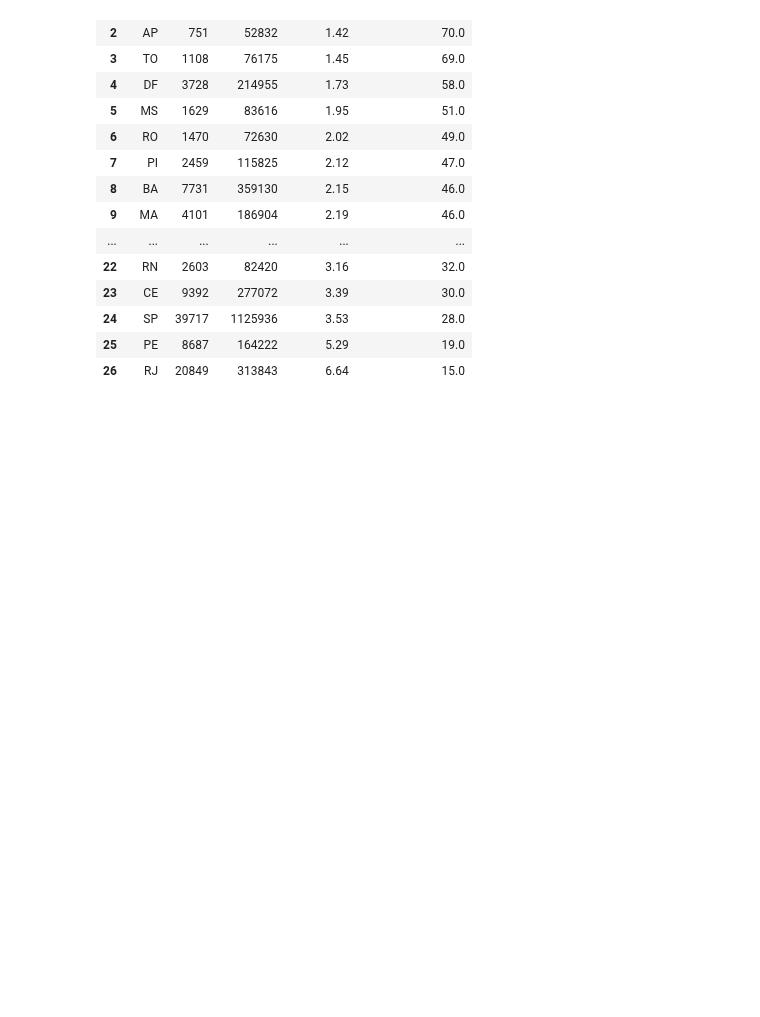
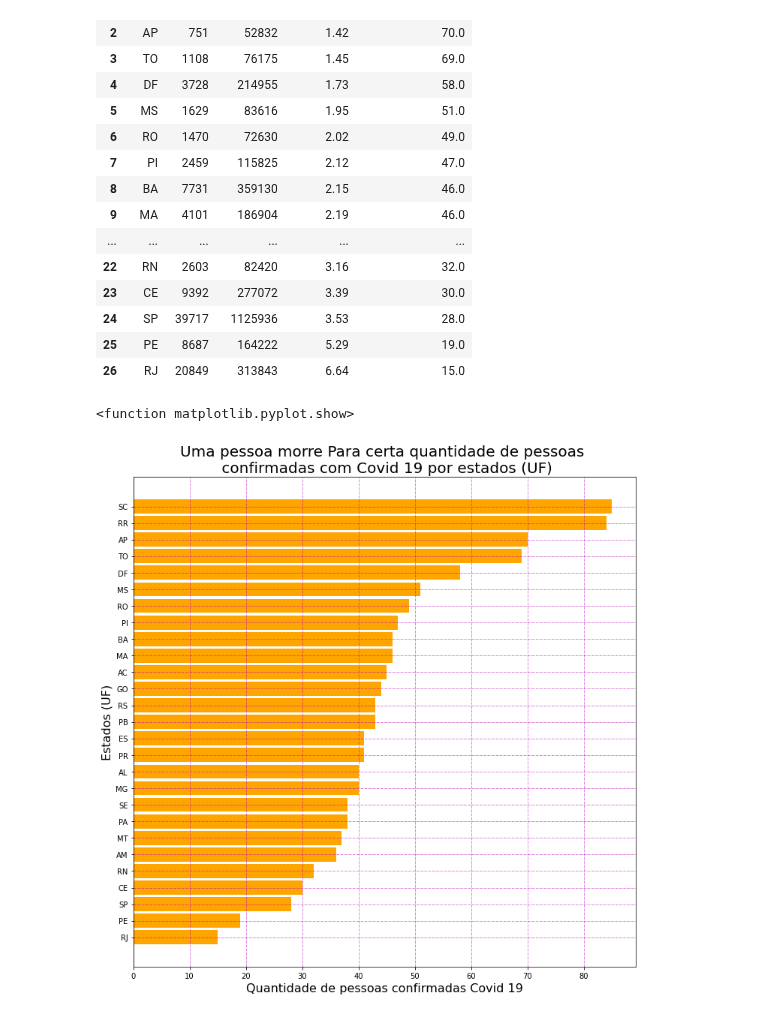
Before and after one commit to yoshinaga2904/Bootcamp-Alura, a Jupyter notebook: Fabio_Yoshinaga_Projeto_modulo_1.ipynb, the cells around one changed output. Saved outputs shown, nothing was run; the diff lists cells and outputs as text; code cells hidden in the pictures; blank space fills up the shorter version.

```diff
--- a/Fabio_Yoshinaga_Projeto_modulo_1.ipynb
+++ b/Fabio_Yoshinaga_Projeto_modulo_1.ipynb
@@ -438,0 +436,34 @@ plt.figure(figsize=(12, 12))
+# %%
+#Criando um gráfico
+plt.figure(figsize=(12, 12))
+
+#armazenando a taxa de mortalidade para construir o gráfico - eixo x
+mortalidade.sort_values(by='confirmed / deaths', ascending=True, inplace=True)
+confirmados_mortes = mortalidade['confirmed / deaths']
+
+#armazenando valores dos estados UF para construir o gráfico - eixo y
+UF = mortalidade['state']
+
+#Chamando método barh do matplotlib, para construir o gráfico de barras horizontais
+plt.barh(UF, confirmados_mortes, height=0.85, color='orange')
+
+
+#Criando um título
+plt.title('Uma pessoa morre Para certa quantidade de pessoas \n confirmadas com Covid 19 por estados (UF)', fontsize = 20)
+
+#Nomeando o eixo y
+plt.ylabel('Estados (UF)', fontsize = 16)
+
+#Nomeando o eixo x
+plt.xlabel('Quantidade de pessoas confirmadas Covid 19', fontsize = 16 )
+
+#formatando eixo x do gráfico
+plt.ticklabel_format(axis = 'x' , style = 'plain')
+
+#grid para orientação
+plt.grid(color='m', linestyle='-.', linewidth=0.5)
+
+plt.show
+# %% [output]
+<function matplotlib.pyplot.show>
+[figure, added]
```
Also changed, not shown: parts of 1 cell of this notebook.
